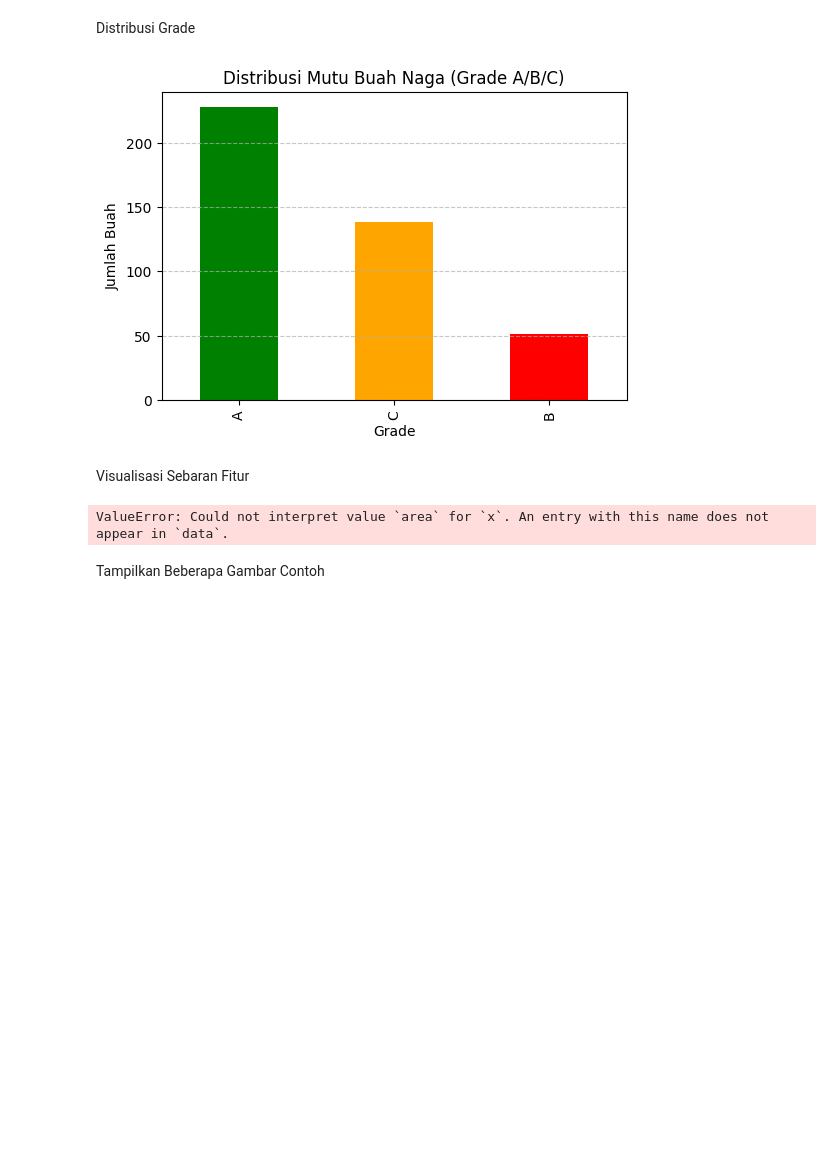
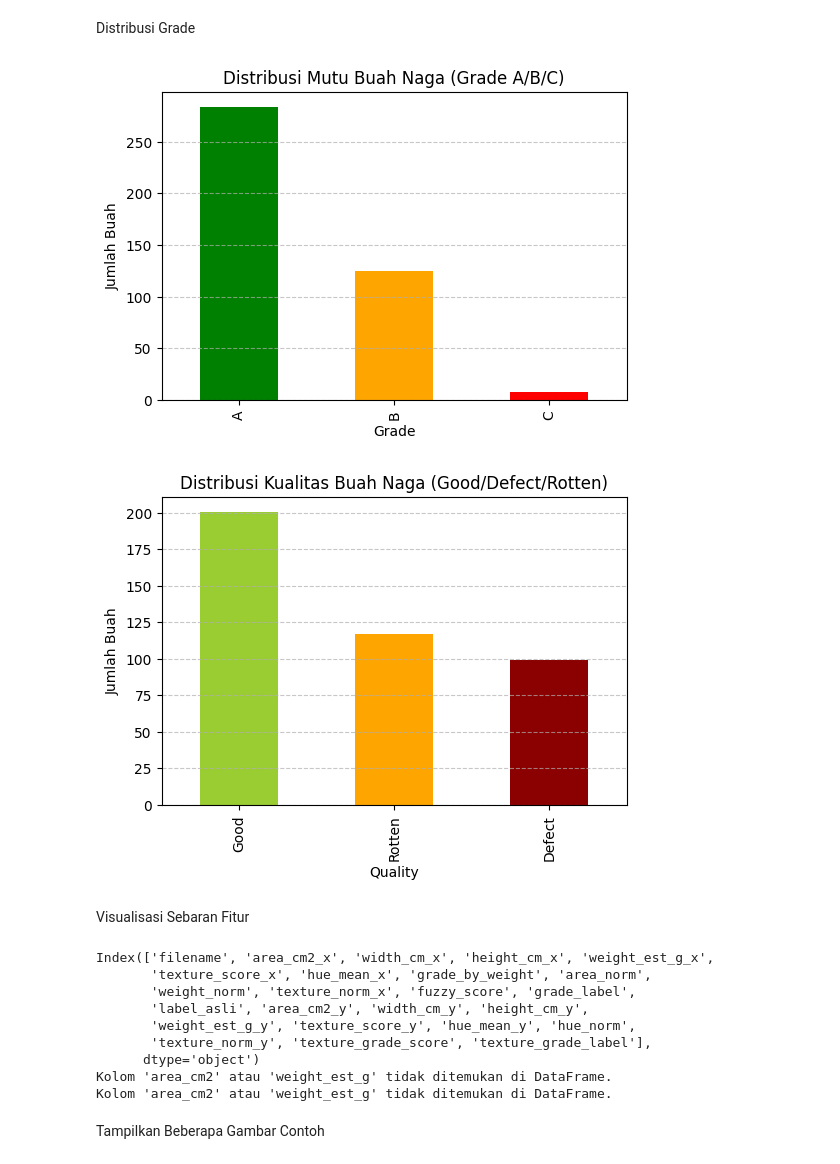
Before and after one commit to DevMossTeam/DragonFruit_Grading, a Jupyter notebook: src/evaluation.ipynb, the cells around one changed output. Saved outputs shown, nothing was run; the diff lists cells and outputs as text; code cells hidden in the pictures; blank space fills up the shorter version.

Commit message:
Modified src evaluation, extraction, fuzzy grading & fuzzy texture.

```diff
--- a/src/evaluation.ipynb
+++ b/src/evaluation.ipynb
@@ -11,6 +11,13 @@ import cv2
 Load Dataset
 # %%
 graded_csv = r"E:\DragonEye\dataset\graded_features.csv"
-df = pd.read_csv(graded_csv)
+quality_csv = r"E:\DragonEye\dataset\graded_texture_quality.csv"
+
+df_grade = pd.read_csv(graded_csv)
+df_quality = pd.read_csv(quality_csv)
+
+df = pd.merge(df_grade, df_quality, on="filename", how="left")
+
+print("Kolom setelah merge:", df.columns)
 df.head()
 # %% [output]
@@ -61,26 +76,63 @@ weighted avg       0.59      0.62      0.57       417
 # %% [markdown]
 Distribusi Grade
 # %%
+# Visualisasi distribusi grade berdasarkan grading (A/B/C)
 plt.figure(figsize=(6, 4))
 df['grade_label'].value_counts().plot(kind='bar', color=['green', 'orange', 'red'])
 plt.title("Distribusi Mutu Buah Naga (Grade A/B/C)")
 plt.xlabel("Grade")
 plt.ylabel("Jumlah Buah")
 plt.grid(axis='y', linestyle='--', alpha=0.7)
 plt.show()
+
+# Visualisasi distribusi kualitas berdasarkan kualitas (Good/Defect/Rotten)
+plt.figure(figsize=(6, 4))
+df['texture_grade_label'].value_counts().plot(kind='bar', color=['yellowgreen', 'orange', 'darkred'])
+plt.title("Distribusi Kualitas Buah Naga (Good/Defect/Rotten)")
+plt.xlabel("Quality")
+plt.ylabel("Jumlah Buah")
+plt.grid(axis='y', linestyle='--', alpha=0.7)
+plt.show()
 # %% [output]
-[figure, old version]
+[figure, new version]
+[figure, added]
 # %% [markdown]
 Visualisasi Sebaran Fitur
 # %%
-sns.scatterplot(data=df, x='area', y='weight_est', hue='grade_label', palette='Set1', s=60)
-plt.title("Sebaran Ukuran vs Berat Berdasarkan Grade")
-plt.xlabel("Area (Ukuran)")
-plt.ylabel("Estimasi Berat")
-plt.legend(title="Grade")
-plt.show()
+# Periksa kolom yang ada dalam DataFrame
+print(df.columns)
+
+# Scatter plot untuk ukuran dan berat berdasarkan grade
+if 'area_cm2' in df.columns and 'weight_est_g' in df.columns:
+    sns.scatterplot(data=df, x='area_cm2', y='weight_est_g', hue='grade_label', palette='Set1', s=60)
+    plt.title("Sebaran Ukuran vs Berat Berdasarkan Grade")
+    plt.xlabel("Area (Ukuran, cm²)")
+    plt.ylabel("Estimasi Berat (gram)")
+    plt.legend(title="Grade")
+    plt.show()
+else:
+    print("Kolom 'area_cm2' atau 'weight_est_g' tidak ditemukan di DataFrame.")
+
+# Scatter plot untuk ukuran dan berat berdasarkan kualitas (Good/Defect/Rotten)
+if 'area_cm2' in df.columns and 'weight_est_g' in df.columns:
+    sns.scatterplot(data=df, x='area_cm2', y='weight_est_g', hue='texture_grade_label', palette='Set2', s=60)
+    plt.title("Sebaran Ukuran vs Berat Berdasarkan Kualitas")
+    plt.xlabel("Area (Ukuran, cm²)")
+    plt.ylabel("Estimasi Berat (gram)")
+    plt.legend(title="Quality")
+    plt.show()
+else:
+    print("Kolom 'area_cm2' atau 'weight_est_g' tidak ditemukan di DataFrame.")
 # %% [output]
-ValueError: Could not interpret value `area` for `x`. An entry with this name does not appear in `data`.
+Index(['filename', 'area_cm2_x', 'width_cm_x', 'height_cm_x', 'weight_est_g_x',
+       'texture_score_x', 'hue_mean_x', 'grade_by_weight', 'area_norm',
+       'weight_norm', 'texture_norm_x', 'fuzzy_score', 'grade_label',
+       'label_asli', 'area_cm2_y', 'width_cm_y', 'height_cm_y',
+       'weight_est_g_y', 'texture_score_y', 'hue_mean_y', 'hue_norm',
+       'texture_norm_y', 'texture_grade_score', 'texture_grade_label'],
+      dtype='object')
+Kolom 'area_cm2' atau 'weight_est_g' tidak ditemukan di DataFrame.
+Kolom 'area_cm2' atau 'weight_est_g' tidak ditemukan di DataFrame.
 # %% [markdown]
 Tampilkan Beberapa Gambar Contoh
 # %%
```
Also changed, not shown: parts of 3 cells of this notebook, 3 other files.
